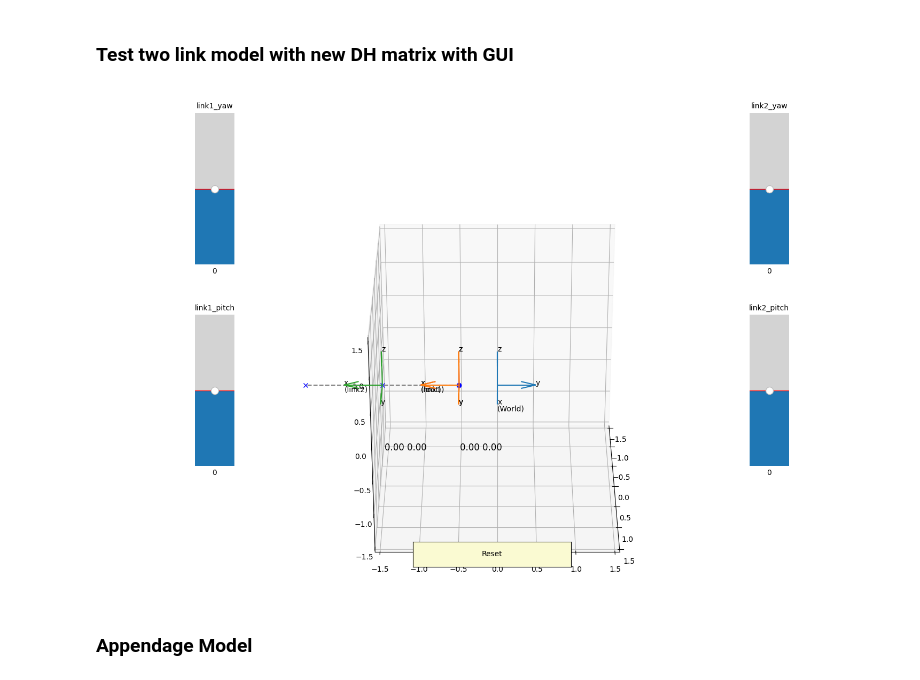
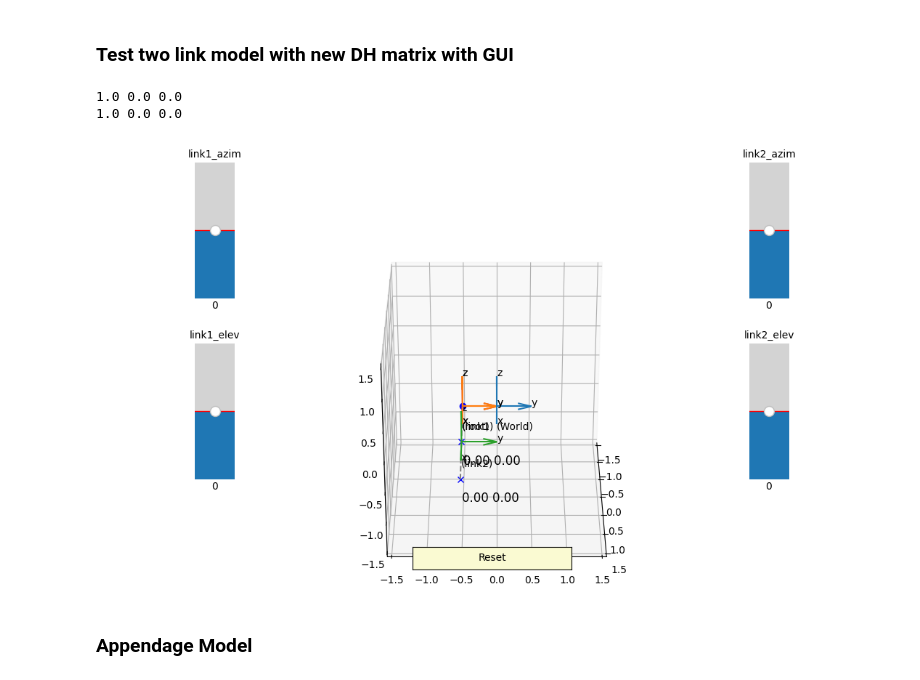
Before and after one commit to hoo223/MotionBERT, a Jupyter notebook: custom_codes/DHDST/build_dh_model.ipynb, the cells around one changed output. Cells and saved outputs as stored; diff of their text form; code cells hidden in the pictures.

```diff
--- a/custom_codes/DHDST/build_dh_model.ipynb
+++ b/custom_codes/DHDST/build_dh_model.ipynb
@@ -152,23 +156,28 @@ fig11.clear()
 ax1 = fig11.add_axes([0, 0, 1, 0.8], projection = '3d')
 ax1.view_init(elev=30, azim=0)
 ax1.set_aspect('equal', 'box')
+ax1.set_xlim(-1.5, 1.5)
+ax1.set_ylim(-1.5, 1.5)
+ax1.set_zlim(-1.5, 1.5)
+
+# world frame
 world_frame = generate_world_frame()
 
 # GUI setting
 ax_link1_azim = fig11.add_axes([0.1, 0.65, 0.1, 0.3])
 ax_link1_elev = fig11.add_axes([0.1, 0.25, 0.1, 0.3])
-ax_link2_yaw = fig11.add_axes([0.8, 0.65, 0.1, 0.3])
-ax_link2_pitch = fig11.add_axes([0.8, 0.25, 0.1, 0.3])
+ax_link2_azim = fig11.add_axes([0.8, 0.65, 0.1, 0.3])
+ax_link2_elev = fig11.add_axes([0.8, 0.25, 0.1, 0.3])
 ax_reset = fig11.add_axes([0.4, 0.05, 0.2, 0.05])
 
 link1_azim_init, link1_elev_init = 0, 0
-link2_yaw_init, link2_pitch_init = 0, 0
+link2_azim_init, link2_elev_init = 0, 0
 link1_length, link2_length = 1, 1
 
-s_link1_azim   = Slider(ax = ax_link1_azim, label = 'link1_azim', valmin = -180, valmax = 180, valinit = link1_azim_init, orientation="vertical")
-s_link1_elev = Slider(ax = ax_link1_elev, label = 'link1_elev', valmin = -90, valmax = 90, valinit = link1_elev_init, orientation="vertical")
-s_link2_yaw   = Slider(ax = ax_link2_yaw, label = 'link2_yaw', valmin = -180, valmax = 180, valinit = link2_yaw_init, orientation="vertical")
-s_link2_pitch = Slider(ax = ax_link2_pitch, label = 'link2_pitch', valmin = -90, valmax = 90, valinit = link2_pitch_init, orientation="vertical")
+s_link1_azim = Slider(ax = ax_link1_azim, label = 'link1_azim', valmin = -179.99, valmax = 179.99, valinit = link1_azim_init, orientation="vertical")
+s_link1_elev = Slider(ax = ax_link1_elev, label = 'link1_elev', valmin = -179.99, valmax = 179.99, valinit = link1_elev_init, orientation="vertical")
+s_link2_azim = Slider(ax = ax_link2_azim, label = 'link2_azim', valmin = -179.99, valmax = 179.99, valinit = link2_azim_init, orientation="vertical")
+s_link2_elev = Slider(ax = ax_link2_elev, label = 'link2_elev', valmin = -179.99, valmax = 179.99, valinit = link2_elev_init, orientation="vertical")
 button = Button(ax_reset, 'Reset', color='lightgoldenrodyellow', hovercolor='0.975')
 
 start_point = np.array([0, -0.5, 0])
@@ -177,79 +186,83 @@ start_point = np.array([0, -0.5, 0])
 origin = start_point
 Rot_z_minus_90 = Rotation.from_rotvec(-np.pi/2 * np.array([0, 0, 1])).as_matrix()
 root_tf = np.eye(4)
-root_tf[:3, :3] = Rot_z_minus_90
+#root_tf[:3, :3] = Rot_z_minus_90
 root_tf[:3, 3] = origin
 link1_length, link2_length = 1, 1
 
+l1_prev_azim = 0
+l1_prev_elev = 0
+l2_prev_azim = 0
+l2_prev_elev = 0
+
 def update(val):
+    global l1_prev_azim, l1_prev_elev, l2_prev_azim, l2_prev_elev
+
     # update two link model
     link1_azim = s_link1_azim.val
     link1_elev = s_link1_elev.val
-    link2_yaw = s_link2_yaw.val
-    link2_pitch = s_link2_pitch.val
-    output = generate_two_link(link1_azim, link1_elev, link2_yaw, link2_pitch, l1=link1_length, l2=link2_length, root_tf=root_tf)
+    link2_azim = s_link2_azim.val
+    link2_elev = s_link2_elev.val
+    output = generate_two_link(link1_azim, link1_elev, link2_azim, link2_elev, l1=link1_length, l2=link2_length, root_tf=root_tf, degrees=True)
     link1_origin, link2_origin, terminal_origin, root_R, link1_R, link2_R, root_frame, link1_frame, link2_frame = output
 
     # link vector
-    link1_vec = link2_origin - link1_origin
-    link2_vec = terminal_origin - link2_origin
-    link1_vec_wrt_root = root_R.T @ link1_vec
-    link2_vec_wrt_link1 = link1_R.T @ link2_vec
+    link1_vec = link2_origin - link1_origin # expressed wrt world frame
+    link2_vec = terminal_origin - link2_origin # expressed wrt world frame
 
-    ik_l1_yaw, ik_l1_pitch = calculate_azimuth_elevation(link1_vec, root_R, degrees=True)
-    ik_l2_yaw, ik_l2_pitch = calculate_azimuth_elevation(link2_vec, link1_R, degrees=True)
+    # calculate azimuth and elevation
+    ik_l1_azim, ik_l1_elev = get_optimal_azimuth_elevation(link1_vec, root_R, l1_prev_azim, l1_prev_elev, degrees=True)
+    ik_l2_azim, ik_l2_elev = get_optimal_azimuth_elevation(link2_vec, link1_R, l2_prev_azim, l2_prev_elev, degrees=True)
+
+    # update previous values
+    l1_prev_azim, l1_prev_elev = ik_l1_azim, ik_l1_elev
+    l2_prev_azim, l2_prev_elev = ik_l2_azim, ik_l2_elev
 
     # plot setting
-    azim = ax1.azim
-    elev = ax1.elev
-    ax1.cla()
+    clear_axes(ax1)
     plt.sca(ax1)
-    ax1.set_aspect('equal', 'box')
-    ax1.set_xlim(-1.5, 1.5)
-    ax1.set_ylim(-1.5, 1.5)
-    ax1.set_zlim(-1.5, 1.5)
-    ax1.view_init(elev, azim)
 
     # plot
     world_frame.draw3d() # world frame
 
     # draw frame
     root_frame.draw3d(color='tab:red')
     link1_frame.draw3d(color='tab:orange')
     link2_frame.draw3d(color='tab:green')
 
     # draw keypoint
     ax1.plot(link1_origin[0], link1_origin[1], link1_origin[2], 'ob')
     ax1.plot(link2_origin[0], link2_origin[1], link2_origin[2], 'xb')
     ax1.plot(terminal_origin[0], terminal_origin[1], terminal_origin[2], 'xb')
 
     # draw link
-    ax1.plot(*np.c_[link1_origin, link2_origin], color="tab:gray", ls='--')
+    ax1.plot(*np.c_[link1_origin, link1_origin+link1_vec], color="tab:gray", ls='--')
     ax1.plot(*np.c_[link2_origin, terminal_origin], color="tab:gray", ls='--')
 
     # print IK results
-    ax1.text(link1_origin[0], link1_origin[1], link1_origin[2]-1, '{:.2f} {:.2f}'.format(ik_l1_yaw, ik_l1_pitch), fontsize=12) # link1 ik result
-    ax1.text(link2_origin[0], link2_origin[1], link2_origin[2]-1, '{:.2f} {:.2f}'.format(ik_l2_yaw, ik_l2_pitch), fontsize=12) # link2 ik result
+    ax1.text(link1_origin[0], link1_origin[1], link1_origin[2]-1, f'{ik_l1_azim:.2f} {ik_l1_elev:.2f}', fontsize=12) # link1 ik result
+    ax1.text(link2_origin[0], link2_origin[1], link2_origin[2]-1, f'{ik_l2_azim:.2f} {ik_l2_elev:.2f}', fontsize=12) # link2 ik result
     #ax1.text(link2_origin[0], link2_origin[1], link2_origin[2]-2, '{:.2f} {:.2f} {:.2f}'.format(*list(link2_vec_wrt_link1)), fontsize=12) # link2 vec wrt link1 frame
-
 
 def reset(event):
     s_link1_azim.reset()
     s_link1_elev.reset()
-    s_link2_yaw.reset()
-    s_link2_pitch.reset()
+    s_link2_azim.reset()
+    s_link2_elev.reset()
 
 s_link1_azim.on_changed(update)
 s_link1_elev.on_changed(update)
-s_link2_yaw.on_changed(update)
-s_link2_pitch.on_changed(update)
+s_link2_azim.on_changed(update)
+s_link2_elev.on_changed(update)
 
 button.on_clicked(reset)
 update(0)
 
 plt.show()
 # %% [output]
+1.0 0.0 0.0
+1.0 0.0 0.0
-[figure, old version]
+[figure, new version]
 # %% [markdown]
 ### Appendage Model
 # %%
```
Also changed, not shown: parts of 6 cells of this notebook, 10 other files.
